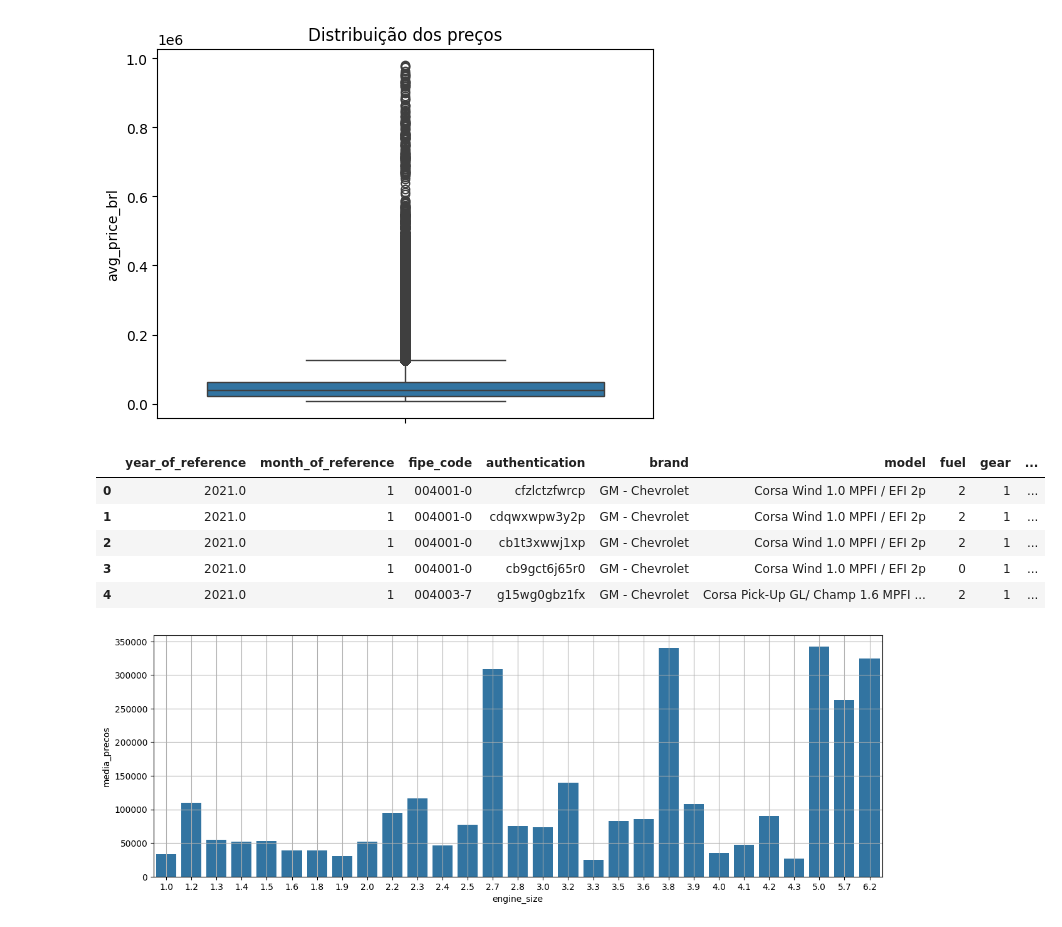
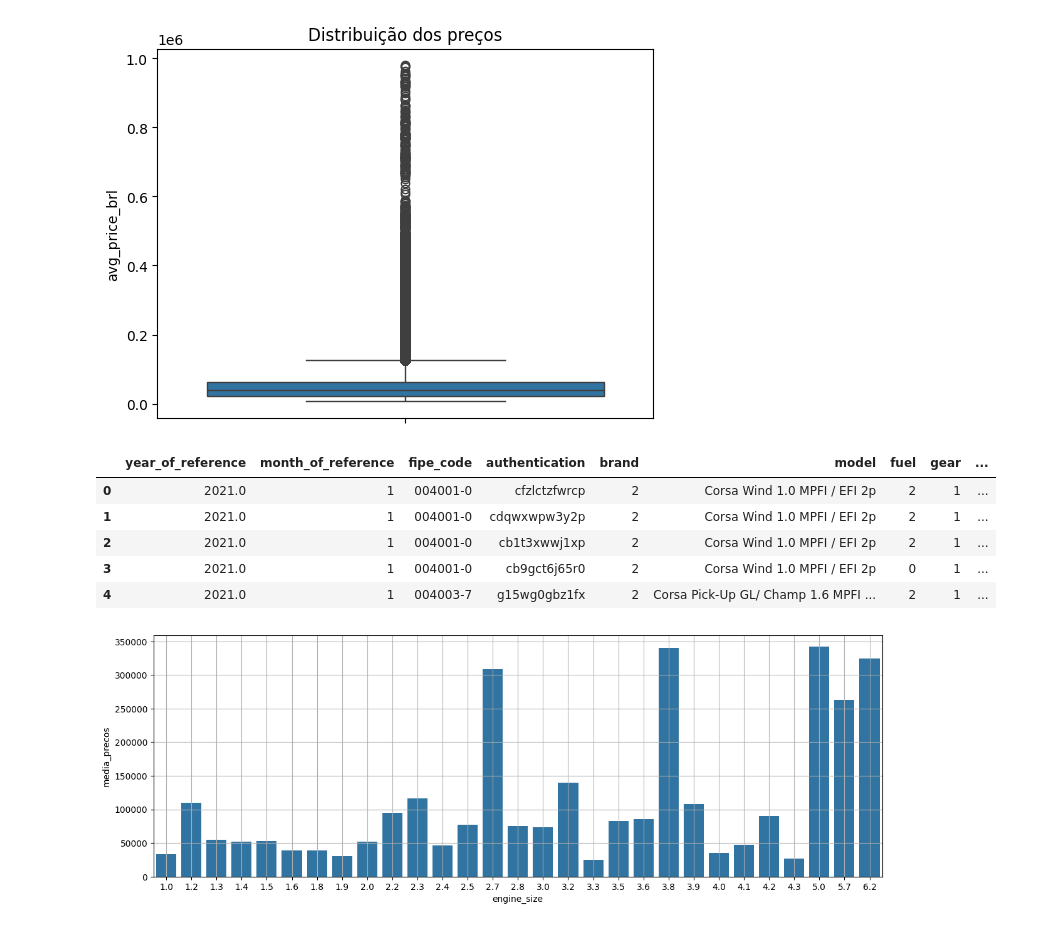
Before and after one commit to Equipe16-IAA/IAA002-TrabalhoFinal, a Jupyter notebook: IAA002 - LPA - trabalho.ipynb, the cells around one changed output. Drawn from its saved outputs; the diff is of its cells as text; code cells hidden in the pictures.

Commit message:
refactor: inclusão da coluna brand no treinamento do modelo

```diff
--- a/IAA002 - LPA - trabalho.ipynb
+++ b/IAA002 - LPA - trabalho.ipynb
@@ -288,11 +288,12 @@ sns.boxplot(dados['avg_price_brl']).set_title("Distribuição dos preços");
 # %%
 dados['fuel'] = LabelEncoder().fit_transform(dados['fuel'])#transformando a coluna do tipo de combustivel e cambio
 dados['gear'] = LabelEncoder().fit_transform(dados['gear'])
+dados['brand'] = LabelEncoder().fit_transform(dados['brand'])
 dados.head()
 # %% [output]
 |  | year_of_reference | month_of_reference | fipe_code | authentication | brand | model | fuel | gear | ... |
-| 0 | 2021.0 | 1 | 004001-0 | cfzlctzfwrcp | GM - Chevrolet | Corsa Wind 1.0 MPFI / EFI 2p | 2 | 1 | ... |
-| 1 | 2021.0 | 1 | 004001-0 | cdqwxwpw3y2p | GM - Chevrolet | Corsa Wind 1.0 MPFI / EFI 2p | 2 | 1 | ... |
-| 2 | 2021.0 | 1 | 004001-0 | cb1t3xwwj1xp | GM - Chevrolet | Corsa Wind 1.0 MPFI / EFI 2p | 2 | 1 | ... |
-| 3 | 2021.0 | 1 | 004001-0 | cb9gct6j65r0 | GM - Chevrolet | Corsa Wind 1.0 MPFI / EFI 2p | 0 | 1 | ... |
-| 4 | 2021.0 | 1 | 004003-7 | g15wg0gbz1fx | GM - Chevrolet | Corsa Pick-Up GL/ Champ 1.6 MPFI ... | 2 | 1 | ... |
+| 0 | 2021.0 | 1 | 004001-0 | cfzlctzfwrcp | 2 | Corsa Wind 1.0 MPFI / EFI 2p | 2 | 1 | ... |
+| 1 | 2021.0 | 1 | 004001-0 | cdqwxwpw3y2p | 2 | Corsa Wind 1.0 MPFI / EFI 2p | 2 | 1 | ... |
+| 2 | 2021.0 | 1 | 004001-0 | cb1t3xwwj1xp | 2 | Corsa Wind 1.0 MPFI / EFI 2p | 2 | 1 | ... |
+| 3 | 2021.0 | 1 | 004001-0 | cb9gct6j65r0 | 2 | Corsa Wind 1.0 MPFI / EFI 2p | 0 | 1 | ... |
+| 4 | 2021.0 | 1 | 004003-7 | g15wg0gbz1fx | 2 | Corsa Pick-Up GL/ Champ 1.6 MPFI ... | 2 | 1 | ... |
```
Also changed, not shown: parts of 11 cells of this notebook.
